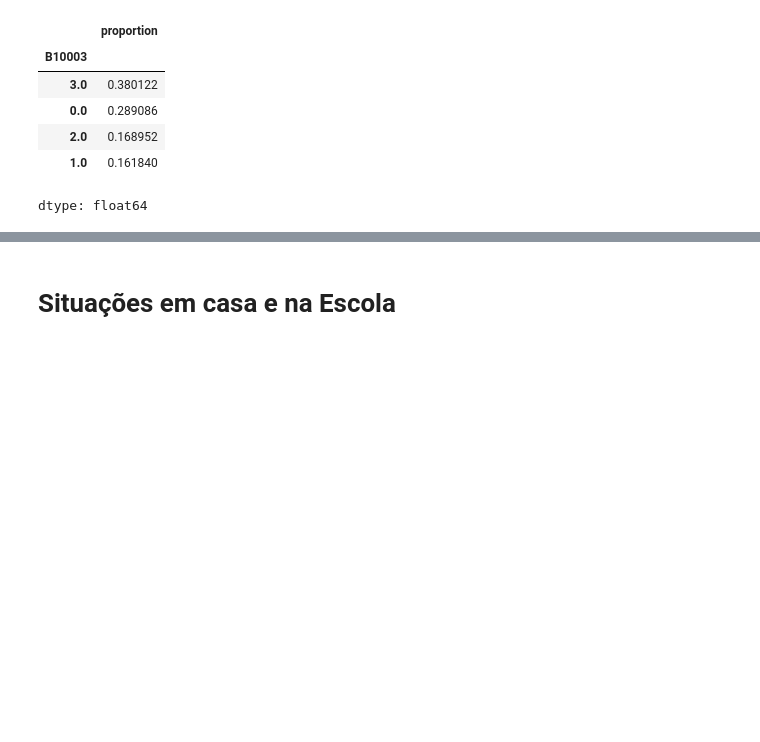
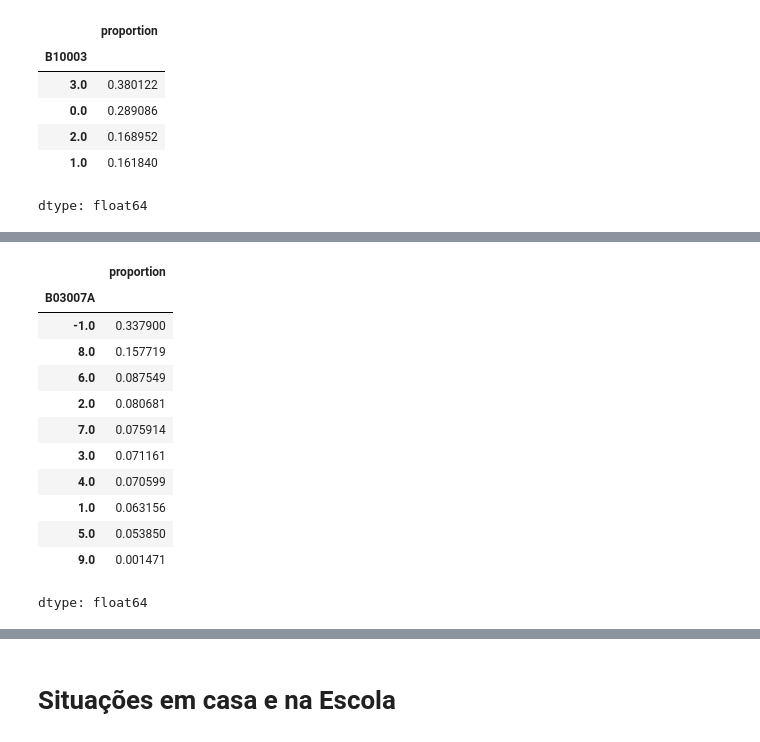
Before and after one commit to GustavoEmanuel901/lainfs-pense-repository, a Jupyter notebook: Dados_Pense_2026.ipynb, the cells around one changed output, grey strips where cells are left out. Saved outputs shown, nothing was run; the diff lists cells and outputs as text; code cells hidden in the pictures; blank space fills up the shorter version.

```diff
--- a/Dados_Pense_2026.ipynb
+++ b/Dados_Pense_2026.ipynb
@@ -1872,0 +2126,16 @@ dtype: float64
+# %%
+df['B03007A'].value_counts(normalize=True)
+# %% [output]
+|  | proportion |
+| B03007A |  |
+| -1.0 | 0.337900 |
+| 8.0 | 0.157719 |
+| 6.0 | 0.087549 |
+| 2.0 | 0.080681 |
+| 7.0 | 0.075914 |
+| 3.0 | 0.071161 |
+| 4.0 | 0.070599 |
+| 1.0 | 0.063156 |
+| 5.0 | 0.053850 |
+| 9.0 | 0.001471 |
+dtype: float64
```
Also changed, not shown: parts of 32 cells of this notebook.
